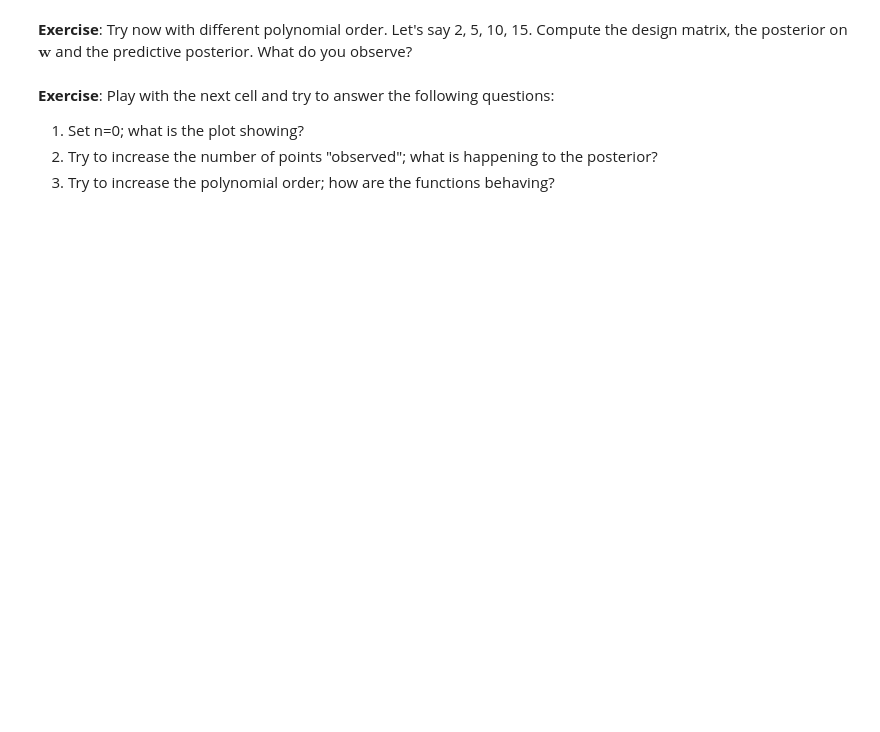
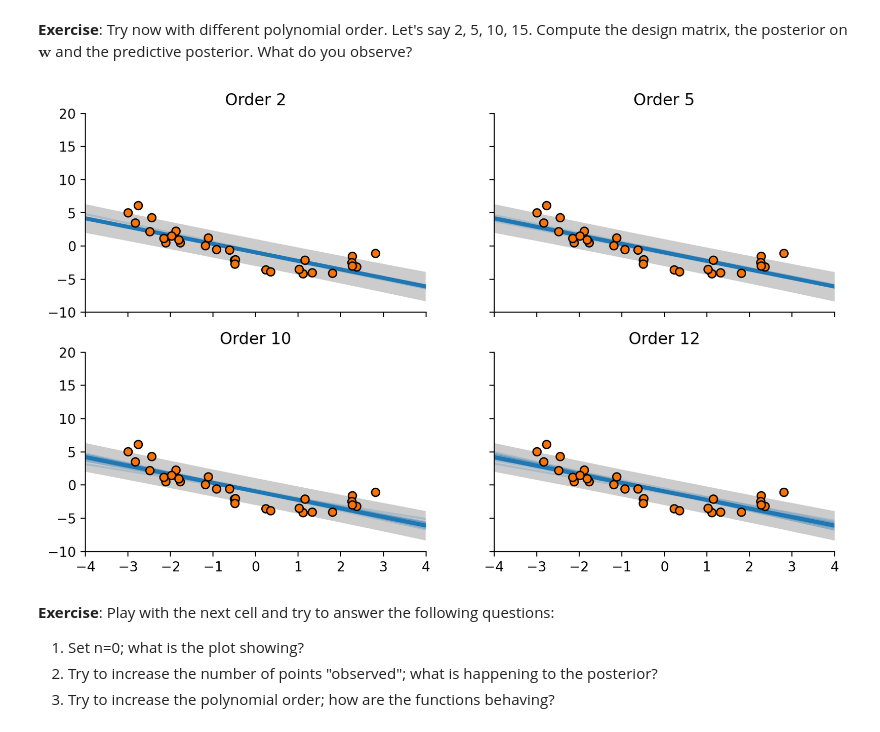
Before and after one commit to AndreaGhiglione/advanced-statistical-inference, a Jupyter notebook: lab_week1-public/Bayesian_Linear_Regression.ipynb, the cells around one changed output. Saved outputs shown, nothing was run; the diff lists cells and outputs as text; code cells hidden in the pictures; blank space fills up the shorter version.

```diff
--- a/lab_week1-public/Bayesian_Linear_Regression.ipynb
+++ b/lab_week1-public/Bayesian_Linear_Regression.ipynb
@@ -327,30 +344,33 @@ plt.show()
 # %%
 def bayesian_linear_regression(x, y, xt, K, sn2, sw2):
     X = build_features(x, K)
     Xt = build_features(xt, K)
-    w_posterior_mean, w_posterior_cov =  # @@ COMPLETE @@ #
-    y_mean, y_var =  # @@ COMPLETE @@ #
-    samples =   # @@ COMPLETE @@ #
+    w_posterior_mean, w_posterior_cov = compute_posterior(X, y, sw2, sn2)
+    y_mean, y_var = compute_predictive(Xt, w_posterior_mean, w_posterior_cov, sn2)
+    samples = sample(Xt, w_posterior_mean, w_posterior_cov, sn2, K)
     return y_mean, y_var, samples
 
 
 poly_orders = [2, 5, 10, 12]
 
 fig, axs = plt.subplots(2, 2, figsize=[10, 6], sharex=True, sharey=True)
 axs = axs.reshape(-1)
 for ax, K in zip(axs, poly_orders):
     y_mean, y_var, samples = bayesian_linear_regression(x, y, xt, K, sn2, sw2)
 
+    # Define gray area: lower and upper bounds
     lb = y_mean - 2 * np.sqrt(y_var)
     ub = y_mean + 2 * np.sqrt(y_var)
 
     ax.fill_between(xt, lb, ub, color=".80", lw=0)
     ax.plot(xt, samples.T, "tab:blue", alpha=0.2)
     ax.plot(xt, y_mean, color="tab:blue", lw=3)
     ax.scatter(x, y, edgecolor="black", linewidth=1, facecolor="xkcd:orange", zorder=10)
     ax.set_ylim(-10, 20)
     ax.set_title("Order %d" % K)
 plt.show()
+# %% [output]
+[figure, added]
 # %% [markdown]
 **Exercise**:
 Play with the next cell and try to answer the following questions:
```
Also changed, not shown: parts of 2 cells of this notebook.
